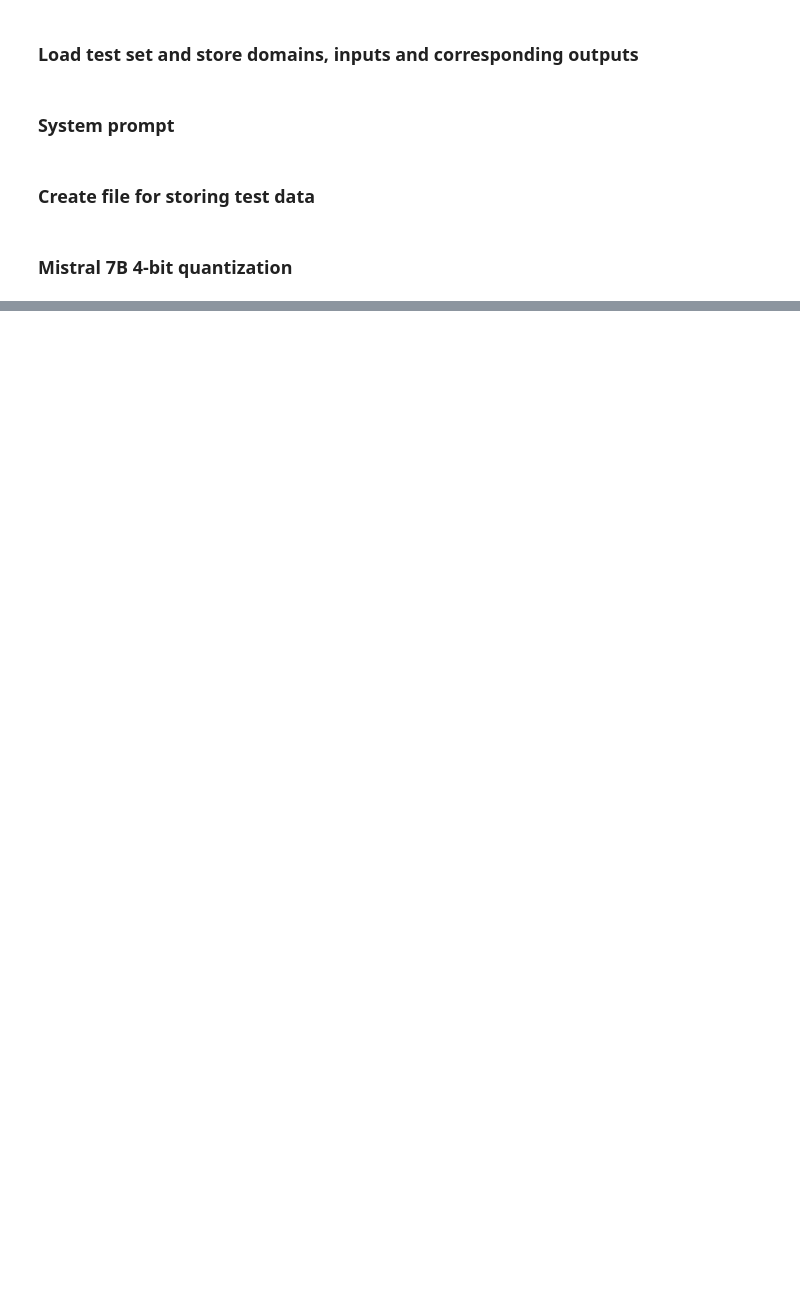
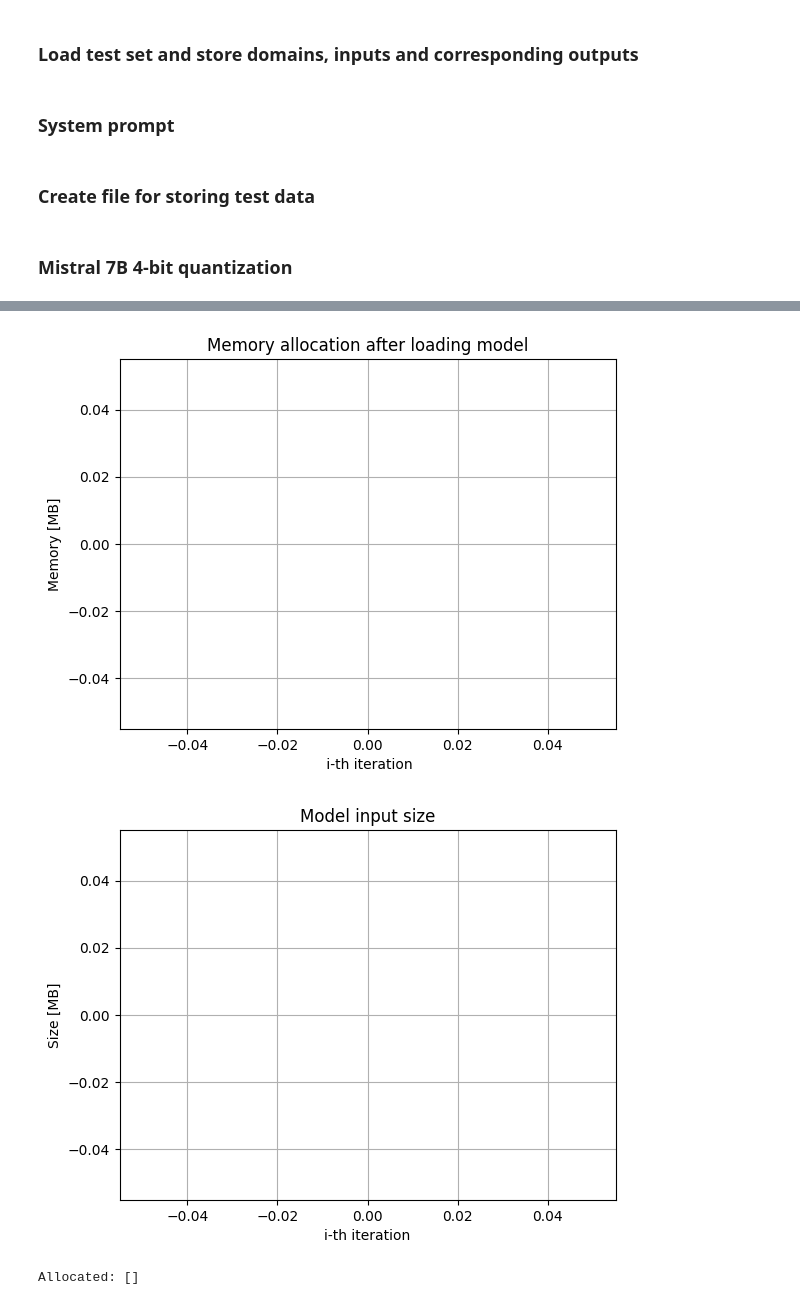
Before and after one commit to stinkyElias/SemReBot2, a Jupyter notebook: testing/mistral/mistral.ipynb, the cells around one changed output, grey strips where cells are left out. Saved outputs shown, nothing was run; the diff lists cells and outputs as text; code cells hidden in the pictures; blank space fills up the shorter version.

```diff
--- a/testing/mistral/mistral.ipynb
+++ b/testing/mistral/mistral.ipynb
@@ -62,0 +84,11 @@ nf4_config = BitsAndBytesConfig(
+# %%
+messages = [
+        {'role': 'user', 'content': system_prompt},
+        {'role': 'assistant', 'content': 'Please provide the domain.pddl and corresponding command.'},
+        {'role': 'user', 'content': f'domain.pddl: {domains[0]}, command: {inputs[0]}'},
+        {'role': 'assistant', 'content': 'Understood. What is the expected output format?'},
+        {'role': 'user', 'content': f'### Expected output ### {outputs[0]}'},
+    ]
+
+allocated, model_input_size, inference_times, f1_scores, semantic_similarities, total_match_accuracies, model_outputs = [], [], [], [], [], [], []
+instance_match_accuracies, predicate_match_accuracies, goal_match_accuracies = [], [], []
@@ -63 +97,7 @@ nf4_config = BitsAndBytesConfig(
+# %%
+def compute_accuracy(expected, generated):
+    if expected == None:
+        return 0.0
+    else:
+        return round(generated/expected, 2)
 # %%
@@ -189,0 +265,28 @@ OutOfMemoryError: CUDA out of memory. Tried to allocate 1.70 GiB. GPU 0 has a to
+# %%
+# plot the allocated and reserverd memory for evey iteration
+import matplotlib.pyplot as plt
+import numpy as np
+
+x = np.arange(1, len(allocated)+1)
+plt.plot(x, allocated)
+plt.xlabel(' i-th iteration')
+plt.ylabel('Memory [MB]')
+plt.title('Memory allocation after loading model')
+plt.grid()
+plt.show()
+
+
+x = np.arange(1, len(model_input_size)+1)
+plt.plot(x, model_input_size)
+plt.xlabel('i-th iteration')
+plt.ylabel('Size [MB]')
+plt.title('Model input size')
+plt.grid()
+plt.show()
+
+# print all lists
+print(f"Allocated: {allocated}")
+# %% [output]
+[figure, added]
+[figure, added]
+Allocated: []
```
Also changed, not shown: parts of 9 cells of this notebook, 5 other files.
